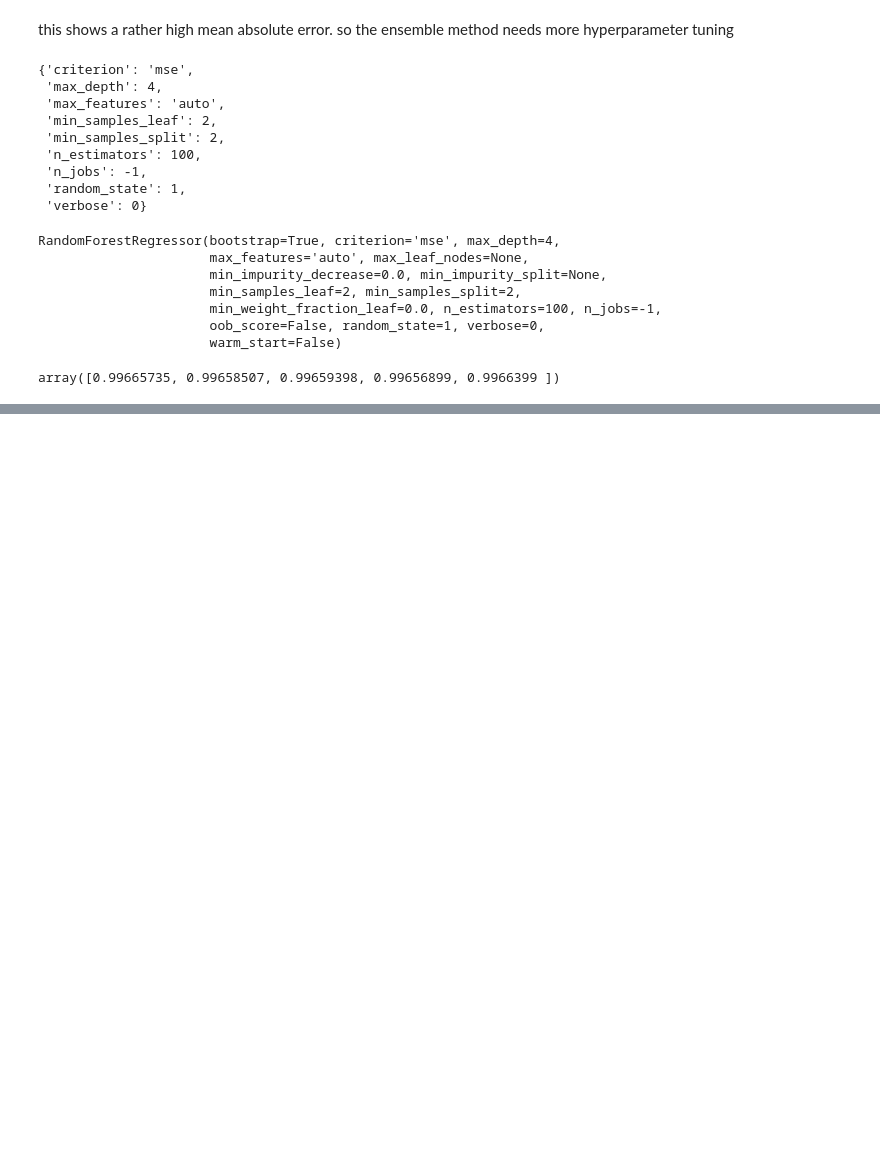
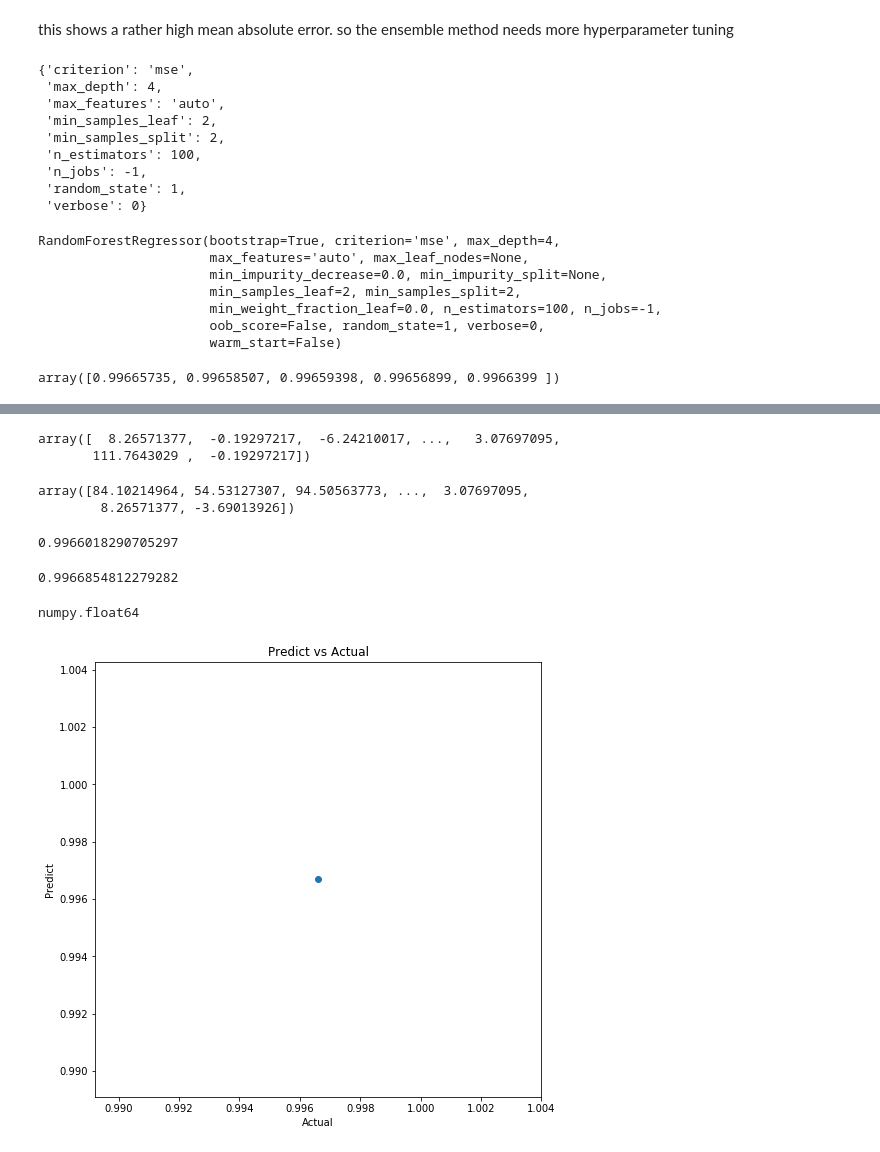
Before and after one commit to imamun93/Molecular_Properties, a Jupyter notebook: RandomForest.ipynb, the cells around one changed output, grey strips where cells are left out. Saved outputs shown, nothing was run; the diff lists cells and outputs as text; code cells hidden in the pictures; blank space fills up the shorter version.

```diff
--- a/RandomForest.ipynb
+++ b/RandomForest.ipynb
@@ -363,0 +396,34 @@ array([0.99665735, 0.99658507, 0.99659398, 0.99656899, 0.9966399 ])
+# %%
+predict_train_1=tunegrid1result.predict(feature_train)
+predict_train_1
+# %% [output]
+array([  8.26571377,  -0.19297217,  -6.24210017, ...,   3.07697095,
+       111.7643029 ,  -0.19297217])
+# %%
+predict_train_2=tunegrid1result.predict(feature_test)
+predict_train_2
+# %% [output]
+array([84.10214964, 54.53127307, 94.50563773, ...,  3.07697095,
+        8.26571377, -3.69013926])
+# %%
+train_accuracy=tunegrid1result.score(feature_train, target_train)
+train_accuracy
+# %% [output]
+0.9966018290705297
+# %%
+test_accuracy=tunegrid1result.score(feature_test, target_test)
+test_accuracy
+# %% [output]
+0.9966854812279282
+# %%
+type(test_accuracy)
+# %% [output]
+numpy.float64
+# %%
+plt.rcParams["figure.figsize"] = (8, 8)
+fig, ax = plt.subplots()
+ax.scatter(train_accuracy, test_accuracy)
+ax.set(title="Predict vs Actual")
+ax.set(xlabel="Actual", ylabel="Predict");
+# %% [output]
+[figure, added]
```
Also changed, not shown: parts of 4 cells of this notebook.
